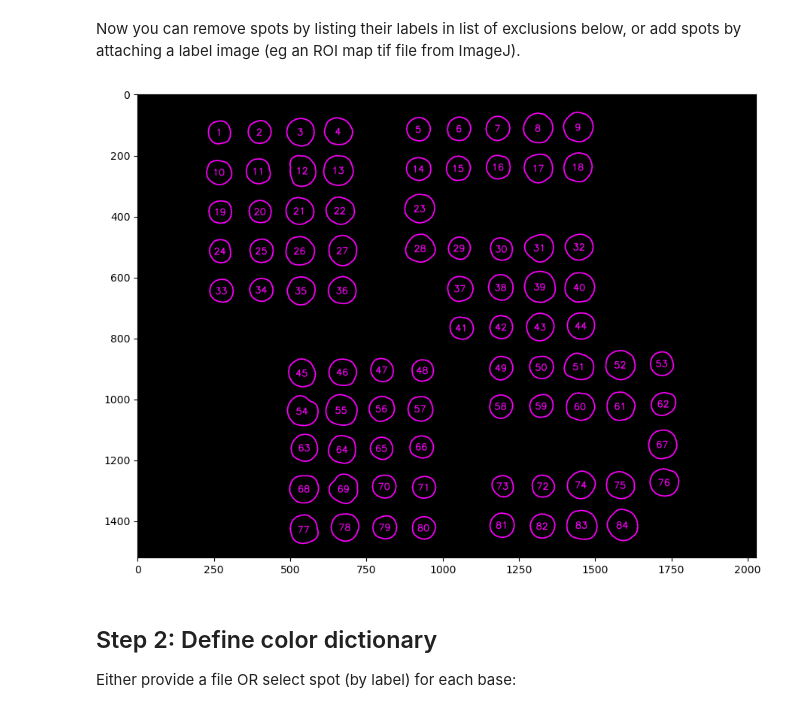
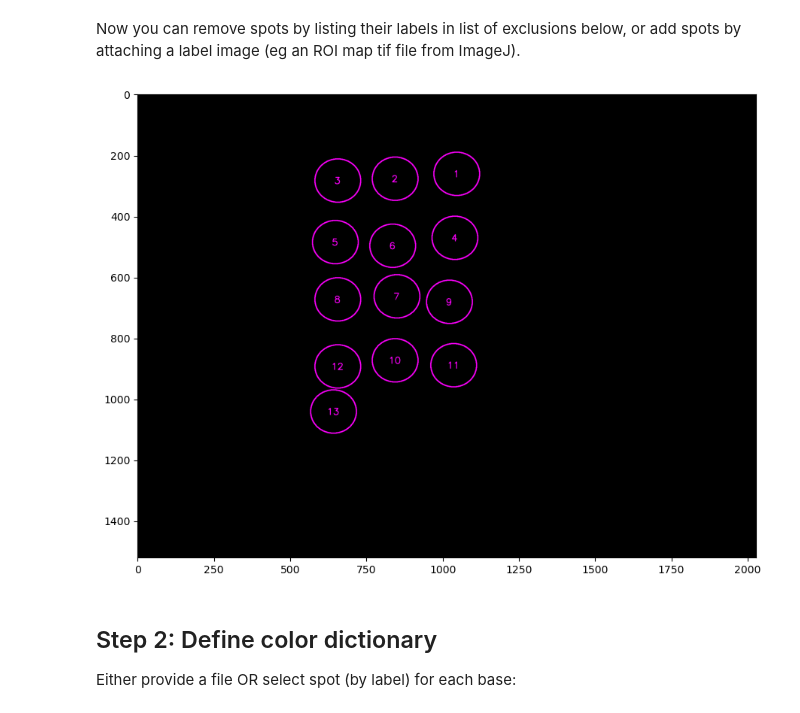
Before and after one commit to 454bio/legacy-instrument-sw, a Jupyter notebook: analysis_notebook/AnalysisNotebook.ipynb, the cells around one changed output. Cells and saved outputs as stored; diff of their text form; code cells hidden in the pictures.

```diff
--- a/analysis_notebook/AnalysisNotebook.ipynb
+++ b/analysis_notebook/AnalysisNotebook.ipynb
@@ -30,7 +30,9 @@ from ImageProcessing.ZionData import df_cols, extract_spot_data, csv_to_data, ad
 # %% [markdown]
 ### Give the notebook a directory of tiffs to work in and some parameters:
 # %%
-input_dir_path = "C:\\Users\\ZacharyAugenfeld\\Documents\\ZionData\\20221129_1610_TS_0024_5Cycles_95Q7"
+#input_dir_path = "C:\\Users\\ZacharyAugenfeld\\Documents\\ZionData\\20221129_1610_TS_0024_5Cycles_95Q7"
+#input_dir_path = "C:\\Users\\ZacharyAugenfeld\\Documents\\ZionData\\S0063"
+input_dir_path = "Z:\\GoogleData\\InstrumentData\\MK27_02\\20230419_2037_S0079_0001\\raws2"
 
 # This parameter determines whether temporal difference images are used
 useDifferenceImage = False
@@ -60,7 +62,7 @@ erode_kernel_size = 30
 dilate_kernel_size = 30
 
 # This adjusts sensitivity for thresholding (should be close to 1)
-threshold_scale = 1
+threshold_scale = 0.9
 
 # These are constraints on how large or small a spot could be
 spotMinSize = 1200
@@ -74,8 +76,8 @@ rgb_weights = (0.4, 0.2, 0.1)
    If it is set to a file, it will load spot ROIs and NOT run spot detection,
    and the above spot detection parameters will be ignored.'''
 
-roi_label_imagefile = None
-#roi_label_imagefile = "roi_map.tif" #useful if already run
+#roi_label_imagefile = None
+roi_label_imagefile = "Z:\\GoogleData\\InstrumentData\\MK27_02\\20230419_2037_S0079_0001\\analysis\\jupyter\\RoiMap.tif" #useful if already run
 
 
 
@@ -101,44 +101,53 @@ Detecting ROIs using median=9, erode=30, dilate=30, scale=1
 Now you can remove spots by listing their labels in list of exclusions below, or add spots by attaching a label image (eg an ROI map tif file from ImageJ).
 # %%
 #exclusions = [5,16,19,24,46,55,63,68] #FAM dye fiducials - omit?
-exclusions = []
 
-new_order =[ 9, 8, 7, 6,   5,    4, 3, 2, 1,
-            18,17,13,14,  16,   15,12,11,10,
-            23,22,21,20,  19,
-            32,31,28,27,  24,   29,30,26,25,
-            40,39,38,36,        37,35,33,34,
-                                44,43,42,41,
-            51,52,50,53,        48,49,47,45,  46,
-            60,57,61,62,        59,58,56,54,  55,
-            64,65,67,66,                      63,
-            75,71,72,76,        73,74,69,70,  68,
-            82,80,83,84,        79,81,78,77
-           ]
+new_order = range(1,14)
+#    1,2,3,
+#    9,7,5,8,6,4,
+#    19,14,18,15,11,17,16,12,13,10,
+#    27,28,23,24,22,25,21,26,20,
+#    33,37,34,36,29,35,32,30,31,
+#    39,44,41,42,40,43,38,
+#    53,45,54,52,46,50,49,47,51,48,
+#    60,61,62,58,57,59,55,56,63,
+#    67,71,70,65,69,66,68,64,
+#    78,72,76,74,77,75,73,
+#    80,79,82,81
+#]
+
+#new_order =[ 9, 8, 7, 6,   5,    4, 3, 2, 1,
+#            18,17,13,14,  16,   15,12,11,10,
+#            23,22,21,20,  19,
+#            32,31,28,27,  24,   29,30,26,25,
+#            40,39,38,36,        37,35,33,34,
+#                                44,43,42,41,
+#            51,52,50,53,        48,49,47,45,  46,
+#            60,57,61,62,        59,58,56,54,  55,
+#            64,65,67,66,                      63,
+#            75,71,72,76,        73,74,69,70,  68,
+#            82,80,83,84,        79,81,78,77
+#           ]
 
 label_image_to_fuse = None
 #label_image_to_fuse = "Roi Map.tif"
 
 #### DO NOT EDIT BELOW THIS LINE ####
-for spot in range(1, 1+np.max(spot_labels)):
-    if spot in exclusions:
-        spot_labels[spot_labels==spot]=0
-
 binary_img1 = spot_labels.astype(bool)
 binary_img2 = imread(os.path.join(input_dir_path, label_image_to_fuse)).astype(bool) if label_image_to_fuse is not None else np.zeros_like(binary_img1)
 
 spot_labels2 = measure.label(np.logical_or(binary_img1, binary_img2))
 spot_labels3 = np.zeros_like(spot_labels2)
 for spot_label in new_order:
     spot_labels3[spot_labels2==spot_label]=new_order.index(spot_label)+1
 
 rois_img = create_labeled_rois(spot_labels3, notebook=True)
 imwrite(os.path.join(input_dir_path, "rois_img.tif"), rois_img)
 plt.imshow(rois_img)
 spot_labels = spot_labels3
 imwrite(os.path.join(input_dir_path,"roi_labels.tiff"), spot_labels)
 # %% [output]
-[figure, old version]
+[figure, new version]
 # %% [markdown]
 ## Step 2: Define color dictionary
 
```
Also changed, not shown: parts of 5 cells of this notebook, 1 other file.
